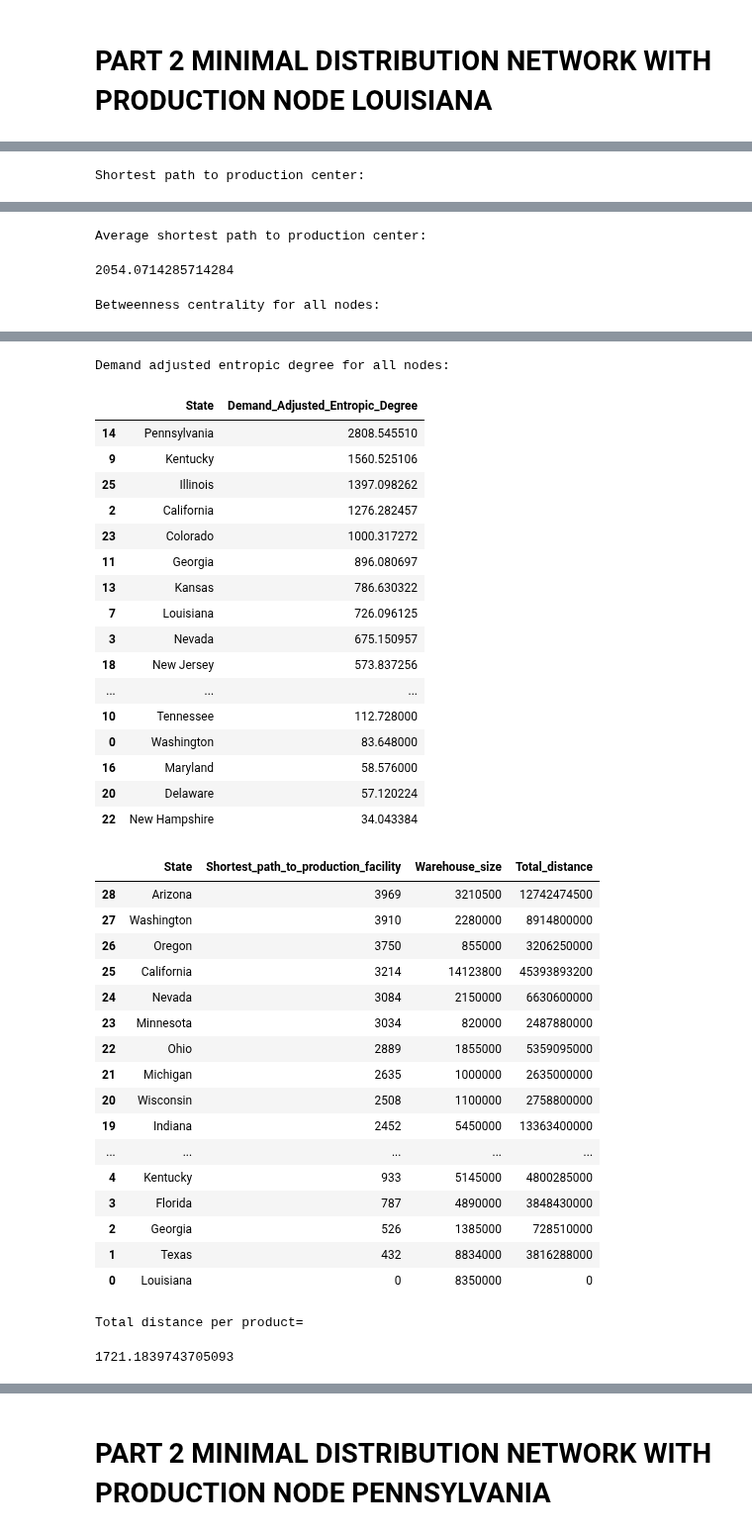
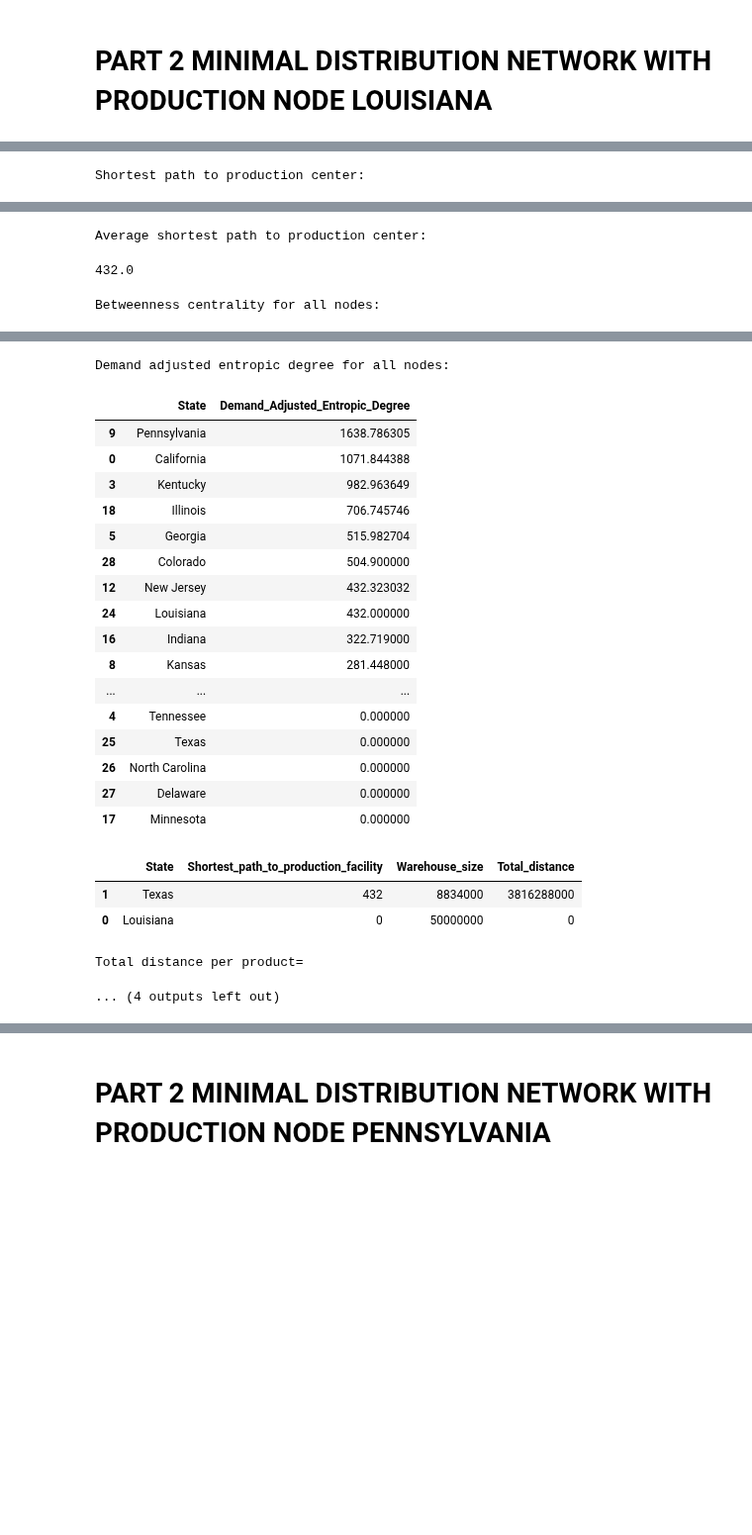
Before and after one commit to kelvinengee/network, a Jupyter notebook: Mississippi.ipynb, the cells around one changed output, grey strips where cells are left out. Shown at 99% size. Cells and saved outputs as stored; diff of their text form; code cells hidden in the pictures; blank space fills up the shorter version.

```diff
--- a/Mississippi.ipynb
+++ b/Mississippi.ipynb
@@ -74,9 +74,6 @@ Mississippi_Graph.nodes["Virginia"]["warehouse size"] = 2300000
 Mississippi_Graph.nodes["Washington"]["warehouse size"] = 2280000
 Mississippi_Graph.nodes["Wisconsin"]["warehouse size"] = 1100000
 Mississippi_Graph.nodes["Louisiana"]["warehouse size"] = 50000000
-# %%
-Mississippi_Graph.nodes["Pennsylvania"]["warehouse size"] = 50000000
-Mississippi_Graph.nodes["Louisiana"]["warehouse size"] = 8350000
 # %% [markdown]
 More information about Graph operations can be found in the NetworkX documentation:
 https://networkx.github.io/documentation/stable/index.html
@@ -201,6 +198,7 @@ def metrics_graph(graph,weight,demand,location):
     a = demand_adjusted_entropic_degree(graph, weight, demand)
     g = shortest_path_product1(graph,location,weight,demand)
     h = shortest_path_product2(graph,location,weight,demand)
+    i = entropic_degree(graph, weight)
 
     print('Closeness centrality for all nodes:')
     display(c)
@@ -215,6 +213,8 @@ def metrics_graph(graph,weight,demand,location):
     display(g)
     print("Total distance per product=")
     display(h)
+    print('Entropic degree:')
+    display(i)
 
     f = pd.merge(pd.merge(c,d,on='State'),a,on='State')
     f['Combined_metric'] = f['Closeness_centrality'] * f['Betweenness_centrality'] * f['Demand_Adjusted_Entropic_Degree']
@@ -350,0 +341,5 @@ DiGraph with 29 nodes and 56 edges
+# %%
+# Read in the excel file 'mississippi.xlsx' as a dataframe
+directed1 = pd.read_excel('distance_state_pennsylvania.xlsx')
+# Show contents of the dataframe
+directed1
@@ -350,0 +364,6 @@ DiGraph with 29 nodes and 56 edges
+# %%
+Mississippi_Graph.nodes["Pennsylvania"]["warehouse size"] = 8350000
+Mississippi_Graph.nodes["Louisiana"]["warehouse size"] = 50000000
+Directed_Graph1= nx.from_pandas_edgelist(directed1, 0, 'b', edge_attr='Distance', create_using= nx.DiGraph())
+nx.draw_networkx(Directed_Graph1,with_labels=True)
+print(Directed_Graph1)
@@ -351,5 +373,5 @@ DiGraph with 29 nodes and 56 edges
 # %%
-metrics_graph(graph=bb,weight='Distance',demand='warehouse size',location='Louisiana')
+metrics_graph(graph=Directed_Graph1,weight='Distance',demand='warehouse size',location='Louisiana')
 # %% [output]
 Closeness centrality for all nodes:
 |  | State | Closeness_centrality |
@@ -388,6 +396,6 @@ Shortest path to production center:
 | 1 | Texas | 432 |
 | 0 | Louisiana | 0 |
 Average shortest path to production center:
-2054.0714285714284
+432.0
 Betweenness centrality for all nodes:
 |  | State | Betweenness_centrality |
@@ -410,37 +418,23 @@ Betweenness centrality for all nodes:
 Demand adjusted entropic degree for all nodes:
 |  | State | Demand_Adjusted_Entropic_Degree |
-| 14 | Pennsylvania | 2808.545510 |
-| 9 | Kentucky | 1560.525106 |
-| 25 | Illinois | 1397.098262 |
-| 2 | California | 1276.282457 |
-| 23 | Colorado | 1000.317272 |
-| 11 | Georgia | 896.080697 |
-| 13 | Kansas | 786.630322 |
-| 7 | Louisiana | 726.096125 |
-| 3 | Nevada | 675.150957 |
-| 18 | New Jersey | 573.837256 |
+| 9 | Pennsylvania | 1638.786305 |
+| 0 | California | 1071.844388 |
+| 3 | Kentucky | 982.963649 |
+| 18 | Illinois | 706.745746 |
+| 5 | Georgia | 515.982704 |
+| 28 | Colorado | 504.900000 |
+| 12 | New Jersey | 432.323032 |
+| 24 | Louisiana | 432.000000 |
+| 16 | Indiana | 322.719000 |
+| 8 | Kansas | 281.448000 |
 | ... | ... | ... |
-| 10 | Tennessee | 112.728000 |
-| 0 | Washington | 83.648000 |
-| 16 | Maryland | 58.576000 |
-| 20 | Delaware | 57.120224 |
-| 22 | New Hampshire | 34.043384 |
+| 4 | Tennessee | 0.000000 |
+| 25 | Texas | 0.000000 |
+| 26 | North Carolina | 0.000000 |
+| 27 | Delaware | 0.000000 |
+| 17 | Minnesota | 0.000000 |
 |  | State | Shortest_path_to_production_facility | Warehouse_size | Total_distance |
-| 28 | Arizona | 3969 | 3210500 | 12742474500 |
-| 27 | Washington | 3910 | 2280000 | 8914800000 |
-| 26 | Oregon | 3750 | 855000 | 3206250000 |
-| 25 | California | 3214 | 14123800 | 45393893200 |
-| 24 | Nevada | 3084 | 2150000 | 6630600000 |
-| 23 | Minnesota | 3034 | 820000 | 2487880000 |
-| 22 | Ohio | 2889 | 1855000 | 5359095000 |
-| 21 | Michigan | 2635 | 1000000 | 2635000000 |
-| 20 | Wisconsin | 2508 | 1100000 | 2758800000 |
-| 19 | Indiana | 2452 | 5450000 | 13363400000 |
-| ... | ... | ... | ... | ... |
-| 4 | Kentucky | 933 | 5145000 | 4800285000 |
-| 3 | Florida | 787 | 4890000 | 3848430000 |
-| 2 | Georgia | 526 | 1385000 | 728510000 |
 | 1 | Texas | 432 | 8834000 | 3816288000 |
-| 0 | Louisiana | 0 | 8350000 | 0 |
+| 0 | Louisiana | 0 | 50000000 | 0 |
 Total distance per product=
-1721.1839743705093
+... (4 outputs left out)
```
Also changed, not shown: parts of 35 cells of this notebook.
